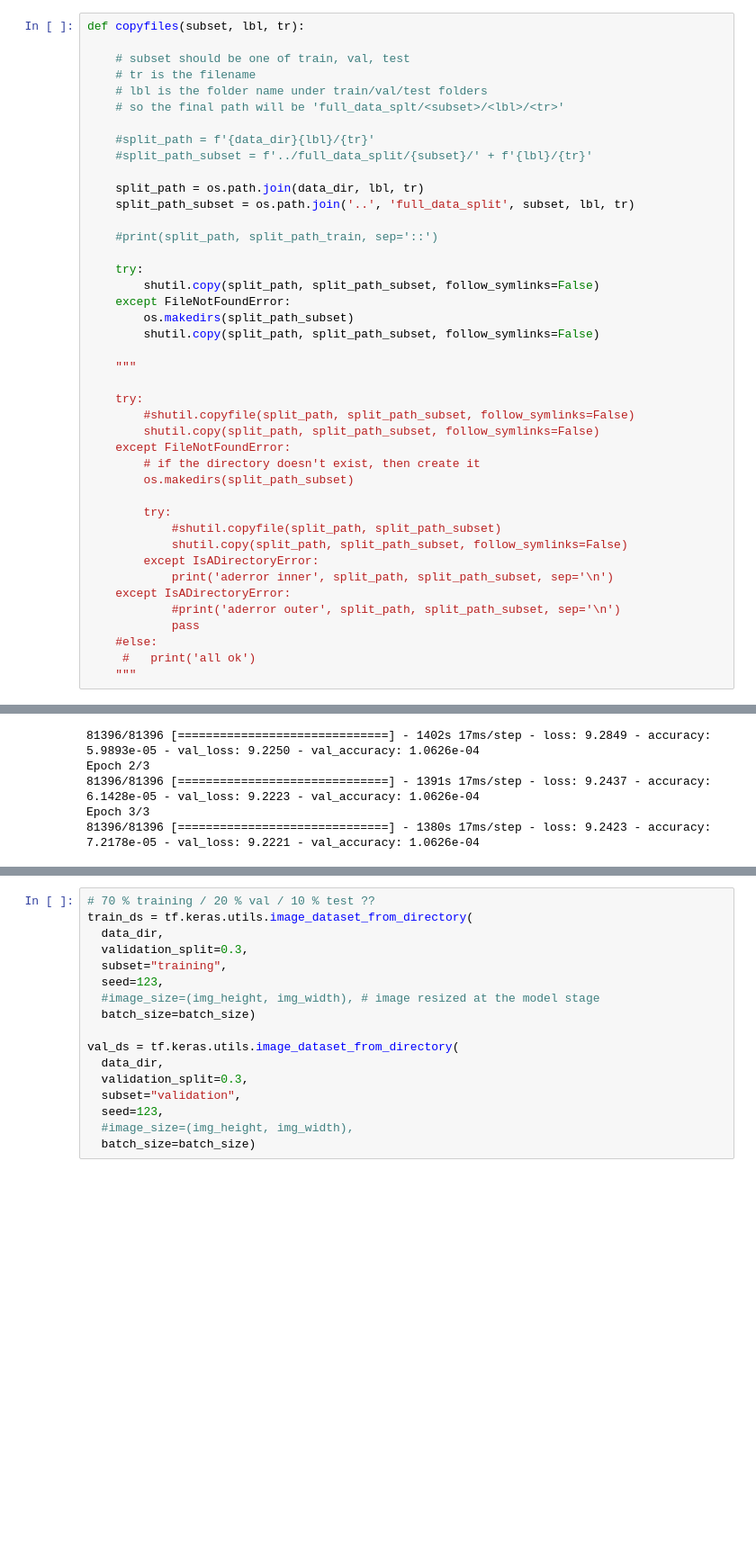
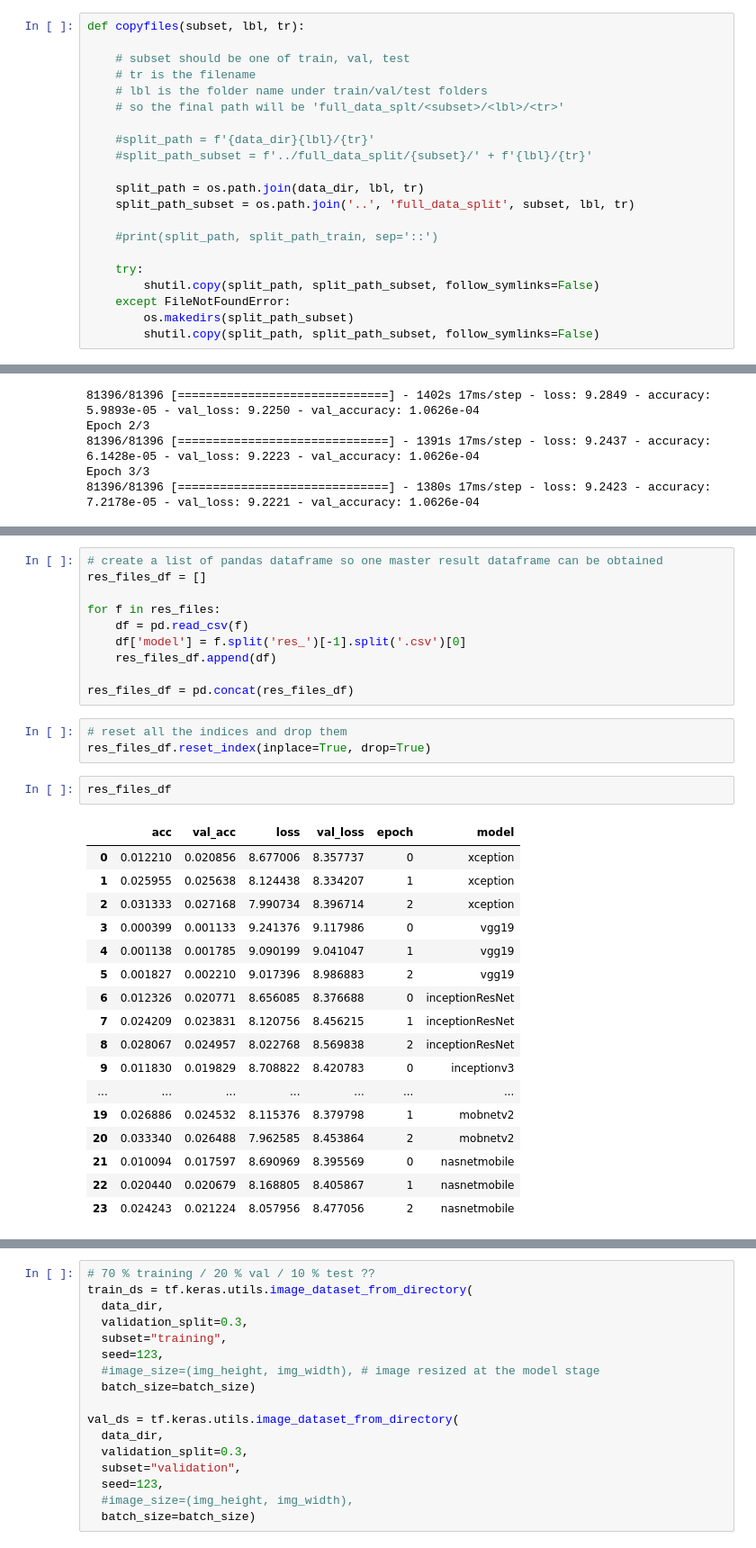
Before and after one commit to mnoor-ds/Sem2_CA1_Data, a Jupyter notebook: notebook/00_preprocess.ipynb, the cells around one changed output, grey strips where cells are left out. Shown at 90% size. Saved outputs shown, nothing was run; the diff lists cells and outputs as text; blank space fills up the shorter version.

```diff
--- a/notebook/00_preprocess.ipynb
+++ b/notebook/00_preprocess.ipynb
@@ -369,27 +369,6 @@ def copyfiles(subset, lbl, tr):
     except FileNotFoundError:
         os.makedirs(split_path_subset)
         shutil.copy(split_path, split_path_subset, follow_symlinks=False)
-
-    """
-
-    try:
-        #shutil.copyfile(split_path, split_path_subset, follow_symlinks=False)
-        shutil.copy(split_path, split_path_subset, follow_symlinks=False)
-    except FileNotFoundError:
-        # if the directory doesn't exist, then create it
-        os.makedirs(split_path_subset)
-
-        try:
-            #shutil.copyfile(split_path, split_path_subset)
-            shutil.copy(split_path, split_path_subset, follow_symlinks=False)
-        except IsADirectoryError:
-            print('aderror inner', split_path, split_path_subset, sep='\n')
-    except IsADirectoryError:
-            #print('aderror outer', split_path, split_path_subset, sep='\n')
-            pass
-    #else:
-     #   print('all ok')
-    """
 # %%
 # can't simply take the first 70 images and assign them into train set becuase the image set
 # was created by taking the first 100 images from Google Image Search (which already)
@@ -1073,0 +951,33 @@ def simpleCNNv2():
+# %%
+# create a list of pandas dataframe so one master result dataframe can be obtained
+res_files_df = []
+
+for f in res_files:
+    df = pd.read_csv(f)
+    df['model'] = f.split('res_')[-1].split('.csv')[0]
+    res_files_df.append(df)
+
+res_files_df = pd.concat(res_files_df)
+# %%
+# reset all the indices and drop them
+res_files_df.reset_index(inplace=True, drop=True)
+# %%
+res_files_df
+# %% [output]
+|  | acc | val_acc | loss | val_loss | epoch | model |
+| 0 | 0.012210 | 0.020856 | 8.677006 | 8.357737 | 0 | xception |
+| 1 | 0.025955 | 0.025638 | 8.124438 | 8.334207 | 1 | xception |
+| 2 | 0.031333 | 0.027168 | 7.990734 | 8.396714 | 2 | xception |
+| 3 | 0.000399 | 0.001133 | 9.241376 | 9.117986 | 0 | vgg19 |
+| 4 | 0.001138 | 0.001785 | 9.090199 | 9.041047 | 1 | vgg19 |
+| 5 | 0.001827 | 0.002210 | 9.017396 | 8.986883 | 2 | vgg19 |
+| 6 | 0.012326 | 0.020771 | 8.656085 | 8.376688 | 0 | inceptionResNet |
+| 7 | 0.024209 | 0.023831 | 8.120756 | 8.456215 | 1 | inceptionResNet |
+| 8 | 0.028067 | 0.024957 | 8.022768 | 8.569838 | 2 | inceptionResNet |
+| 9 | 0.011830 | 0.019829 | 8.708822 | 8.420783 | 0 | inceptionv3 |
+| ... | ... | ... | ... | ... | ... | ... |
+| 19 | 0.026886 | 0.024532 | 8.115376 | 8.379798 | 1 | mobnetv2 |
+| 20 | 0.033340 | 0.026488 | 7.962585 | 8.453864 | 2 | mobnetv2 |
+| 21 | 0.010094 | 0.017597 | 8.690969 | 8.395569 | 0 | nasnetmobile |
+| 22 | 0.020440 | 0.020679 | 8.168805 | 8.405867 | 1 | nasnetmobile |
+| 23 | 0.024243 | 0.021224 | 8.057956 | 8.477056 | 2 | nasnetmobile |
```
Also changed, not shown: parts of 113 cells of this notebook, 3 other files.
